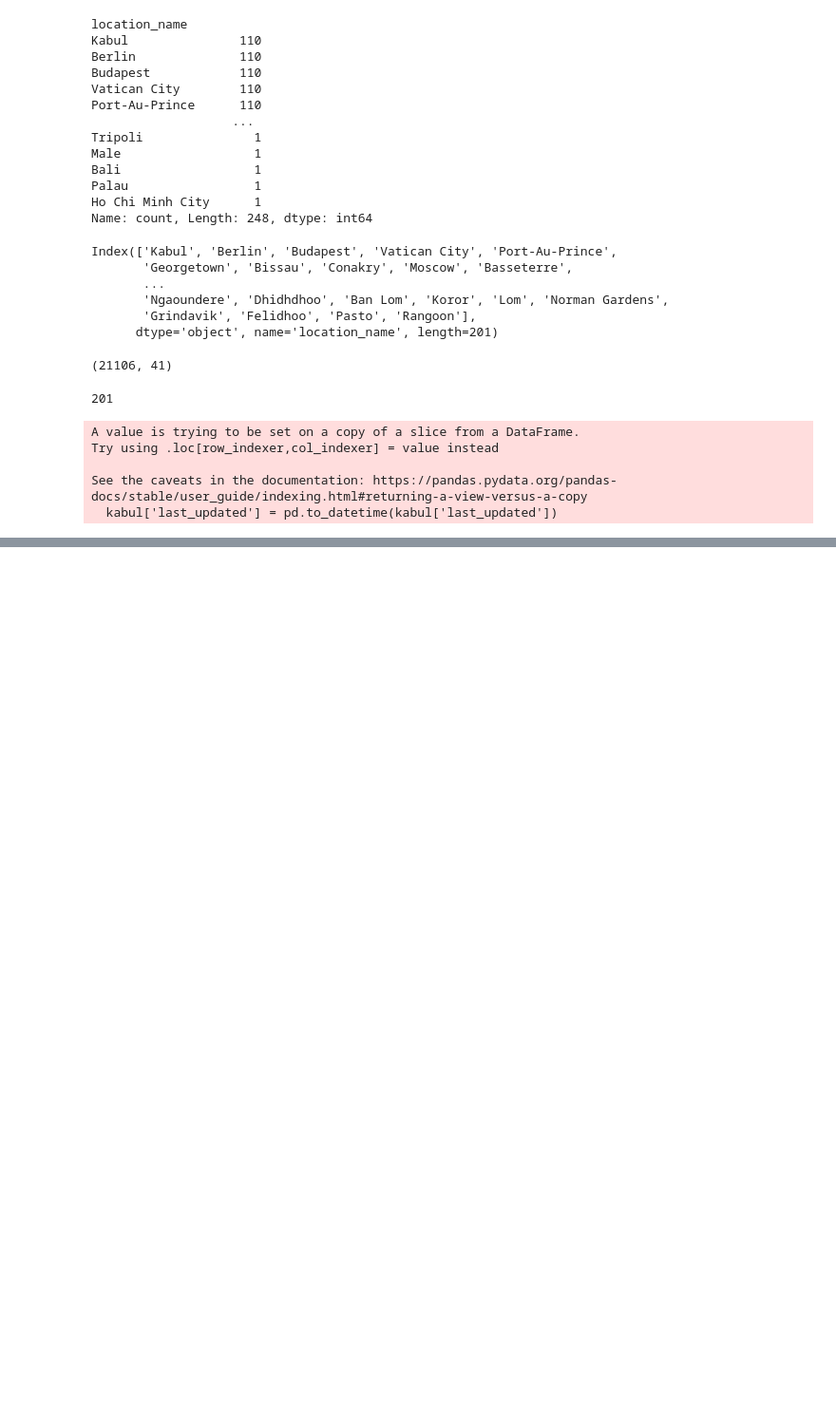
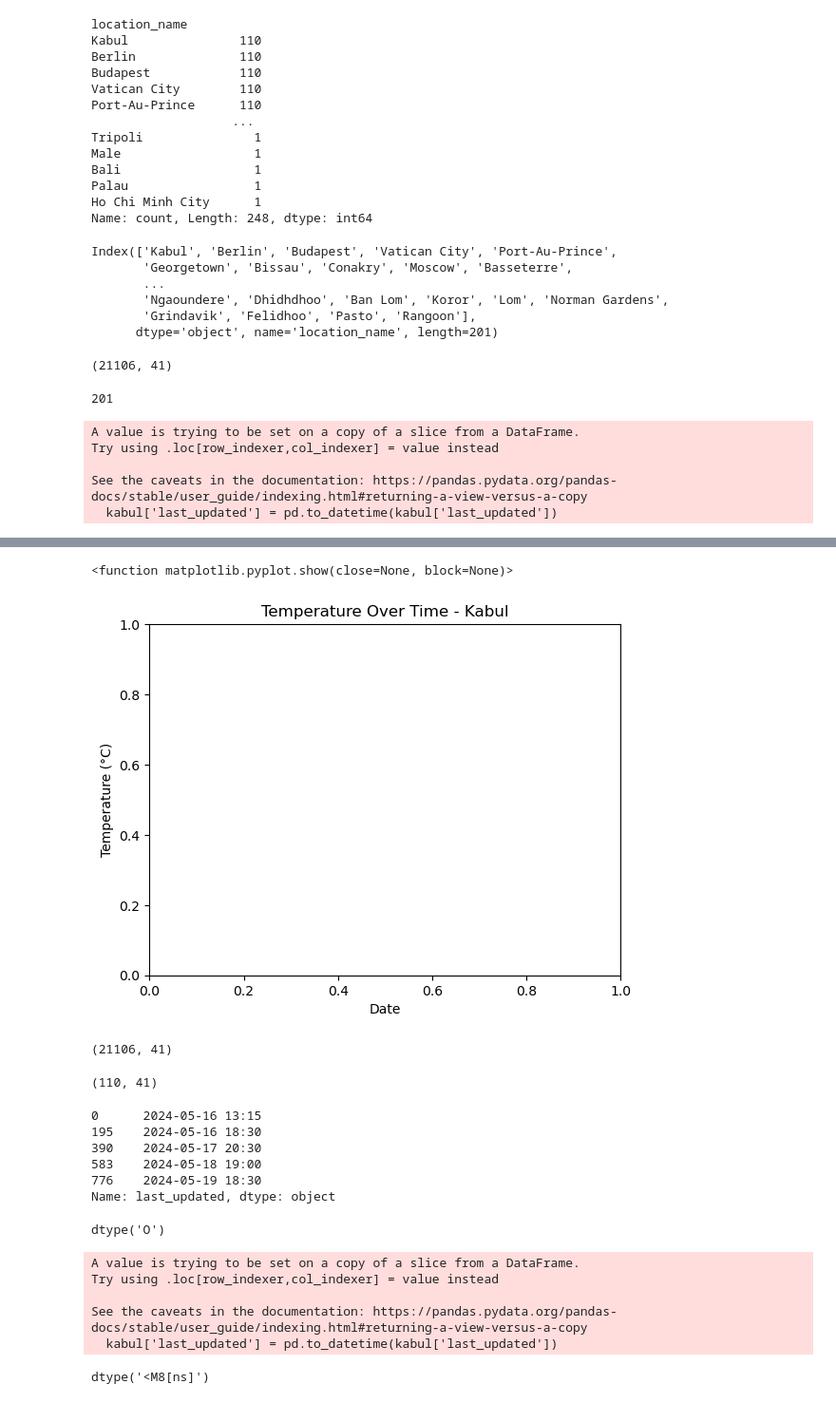
Before and after one commit to raaga-priya-p/weather-trend-forecasting, a Jupyter notebook: notebooks/01_data_exploration.ipynb, the cells around one changed output, grey strips where cells are left out. Shown at 95% size. Drawn from its saved outputs; the diff is of its cells as text; code cells hidden in the pictures; blank space fills up the shorter version.

```diff
--- a/notebooks/01_data_exploration.ipynb
+++ b/notebooks/01_data_exploration.ipynb
@@ -226,0 +239,42 @@ kabul = kabul.sort_values('last_updated')
+# %%
+plt.title('Temperature Over Time - Kabul')
+plt.xlabel('Date')
+plt.ylabel('Temperature (°C)')
+plt.show
+# %% [output]
+<function matplotlib.pyplot.show(close=None, block=None)>
+[figure, added]
+# %%
+df.shape
+# %% [output]
+(21106, 41)
+# %%
+kabul = df[df['location_name'] == 'Kabul']
+kabul.shape
+# %% [output]
+(110, 41)
+# %%
+kabul['last_updated'].head()
+# %% [output]
+0      2024-05-16 13:15
+195    2024-05-16 18:30
+390    2024-05-17 20:30
+583    2024-05-18 19:00
+776    2024-05-19 18:30
+Name: last_updated, dtype: object
+# %%
+kabul['last_updated'].dtype
+# %% [output]
+dtype('O')
+# %%
+kabul['last_updated'] = pd.to_datetime(kabul['last_updated'])
+# %% [output]
+A value is trying to be set on a copy of a slice from a DataFrame.
+Try using .loc[row_indexer,col_indexer] = value instead
+
+See the caveats in the documentation: https://pandas.pydata.org/pandas-docs/stable/user_guide/indexing.html#returning-a-view-versus-a-copy
+  kabul['last_updated'] = pd.to_datetime(kabul['last_updated'])
+# %%
+kabul['last_updated'].dtype
+# %% [output]
+dtype('<M8[ns]')
```
Also changed, not shown: parts of 4 cells of this notebook.
